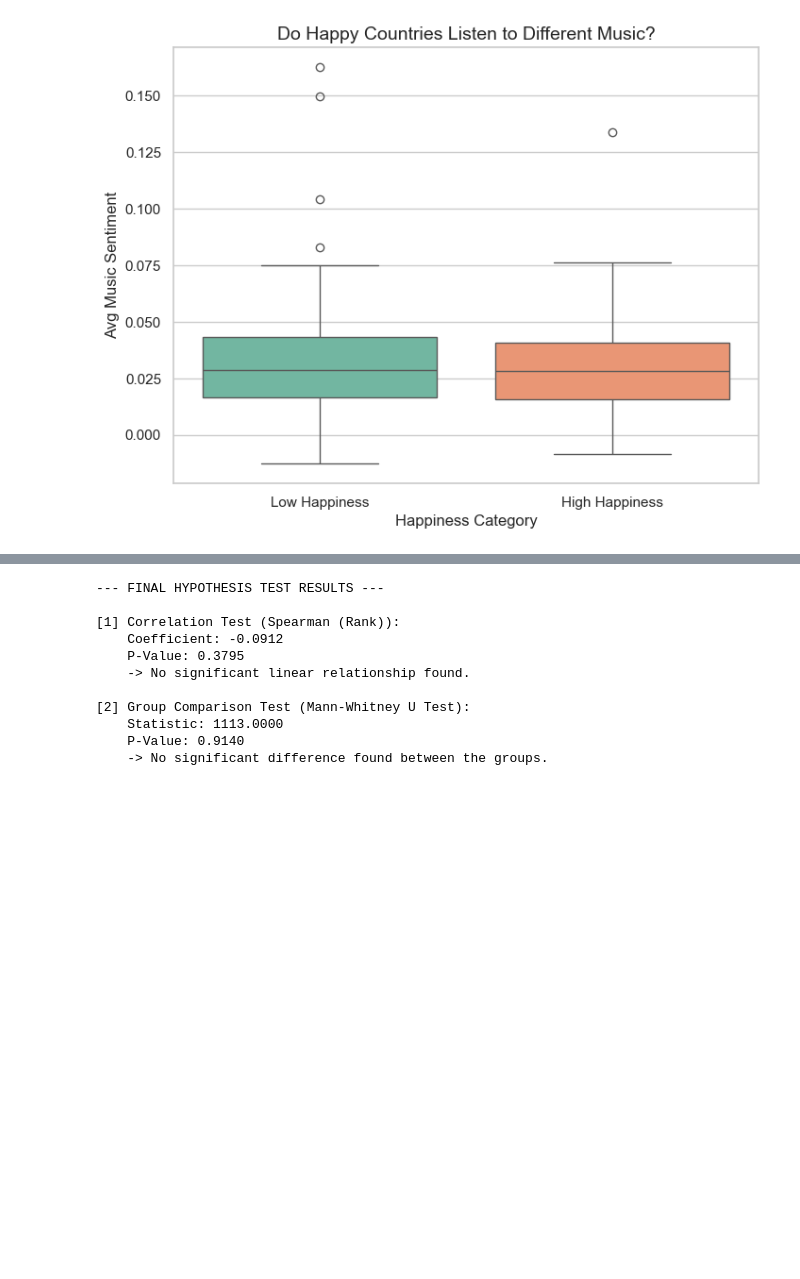
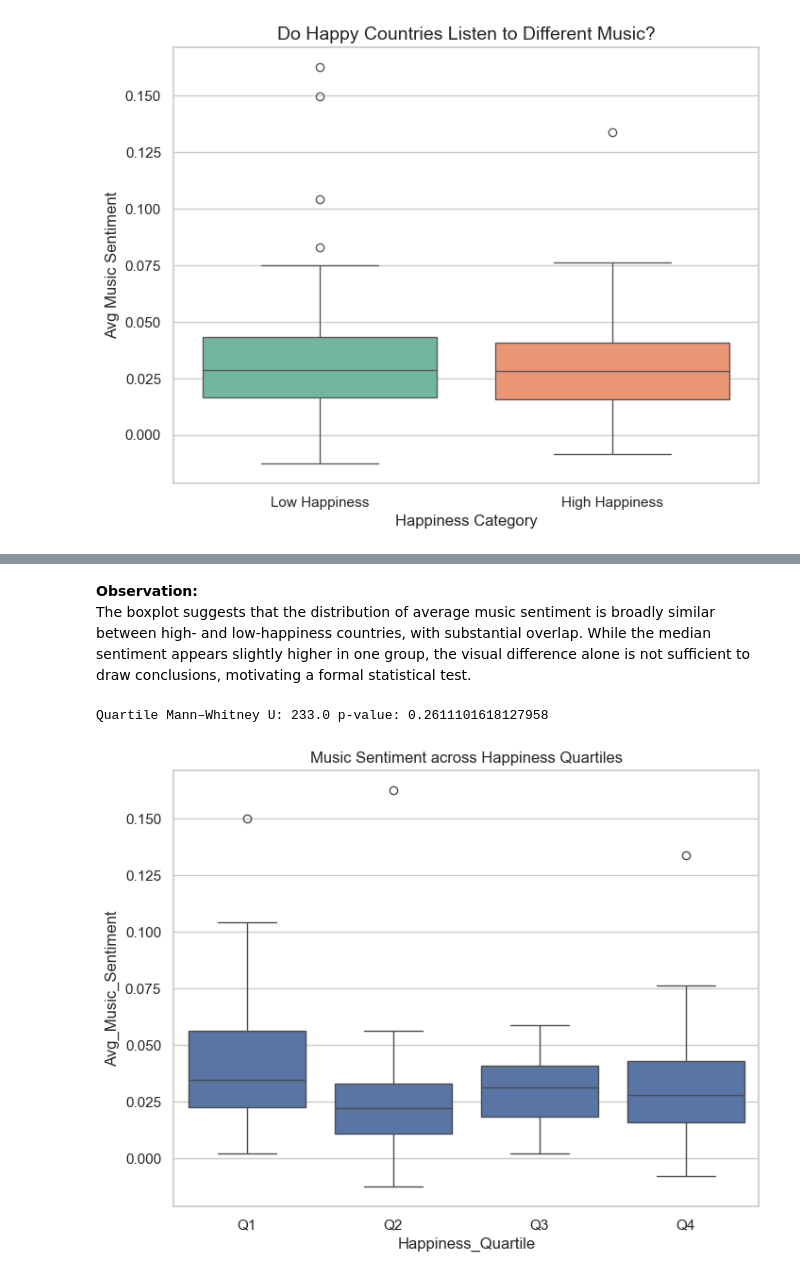
Before and after one commit to turkanahmetoglu/DSA210-Term-Project, a Jupyter notebook: EDA_Analysis.ipynb, the cells around one changed output, grey strips where cells are left out. Drawn from its saved outputs; the diff is of its cells as text; code cells hidden in the pictures; blank space fills up the shorter version.

Commit message:
Update EDA notebook with hypothesis tests and interpretations

```diff
--- a/EDA_Analysis.ipynb
+++ b/EDA_Analysis.ipynb
@@ -169,51 +307,27 @@ Result: Data is NOT Normal. We will use Spearman Correlation and Mann-Whitney U
-# %%
-print("--- FINAL HYPOTHESIS TEST RESULTS ---\n")
-
-# TEST 1: Correlation (Relationship Strength)
-if is_normal:
-    corr_coef, p_val_corr = stats.pearsonr(final_df['Avg_Music_Sentiment'], final_df[happiness_col])
-    test_name = "Pearson"
-else:
-    corr_coef, p_val_corr = stats.spearmanr(final_df['Avg_Music_Sentiment'], final_df[happiness_col])
-    test_name = "Spearman (Rank)"
-
-print(f"[1] Correlation Test ({test_name}):")
-print(f"    Coefficient: {corr_coef:.4f}")
-print(f"    P-Value: {p_val_corr:.4f}")
-if p_val_corr < 0.05:
-    print("    -> SIGNIFICANT RELATIONSHIP found.")
-else:
-    print("    -> No significant linear relationship found.")
-
-
-# TEST 2: Group Comparison (Difference of Means)
-group_high = final_df[final_df['Happiness_Category'] == 'High Happiness']['Avg_Music_Sentiment']
-group_low = final_df[final_df['Happiness_Category'] == 'Low Happiness']['Avg_Music_Sentiment']
-
-if is_normal:
-    t_stat, p_val_group = stats.ttest_ind(group_high, group_low)
-    test_type = "Independent T-Test"
-else:
-    t_stat, p_val_group = stats.mannwhitneyu(group_high, group_low)
-    test_type = "Mann-Whitney U Test"
-
-print(f"\n[2] Group Comparison Test ({test_type}):")
-print(f"    Statistic: {t_stat:.4f}")
-print(f"    P-Value: {p_val_group:.4f}")
-
-if p_val_group < 0.05:
-    print("    -> SIGNIFICANT DIFFERENCE found between Happy and Less Happy countries.")
-else:
-    print("    -> No significant difference found between the groups.")
-# %% [output]
---- FINAL HYPOTHESIS TEST RESULTS ---
-
-[1] Correlation Test (Spearman (Rank)):
-    Coefficient: -0.0912
-    P-Value: 0.3795
-    -> No significant linear relationship found.
-
-[2] Group Comparison Test (Mann-Whitney U Test):
-    Statistic: 1113.0000
-    P-Value: 0.9140
-    -> No significant difference found between the groups.
+# %% [markdown]
+**Observation:**
+The boxplot suggests that the distribution of average music sentiment is broadly similar
+between high- and low-happiness countries, with substantial overlap. While the median
+sentiment appears slightly higher in one group, the visual difference alone is not
+sufficient to draw conclusions, motivating a formal statistical test.
+# %%
+q1 = final_df[happiness_col].quantile(0.25)
+q3 = final_df[happiness_col].quantile(0.75)
+
+low_q = final_df[final_df[happiness_col] <= q1]['Avg_Music_Sentiment']
+high_q = final_df[final_df[happiness_col] >= q3]['Avg_Music_Sentiment']
+
+u_stat_q, p_q = stats.mannwhitneyu(high_q, low_q, alternative='two-sided')
+print("Quartile Mann–Whitney U:", u_stat_q, "p-value:", p_q)
+# %% [output]
+Quartile Mann–Whitney U: 233.0 p-value: 0.2611101618127958
+# %%
+tmp = final_df.copy()
+tmp['Happiness_Quartile'] = pd.qcut(tmp[happiness_col], 4, labels=["Q1","Q2","Q3","Q4"])
+
+plt.figure(figsize=(8,6))
+sns.boxplot(data=tmp, x='Happiness_Quartile', y='Avg_Music_Sentiment')
+plt.title("Music Sentiment across Happiness Quartiles")
+plt.show()
+# %% [output]
+[figure, added]
```
Also changed, not shown: parts of 23 cells of this notebook.
